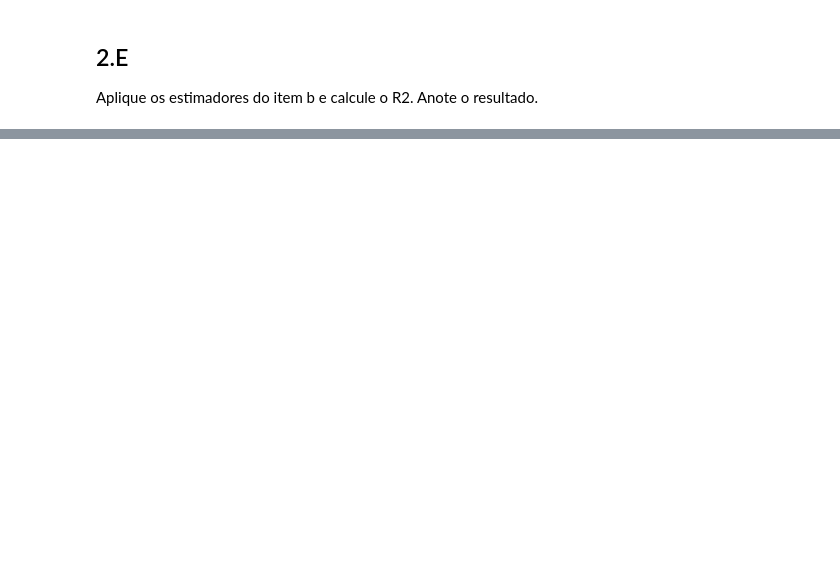
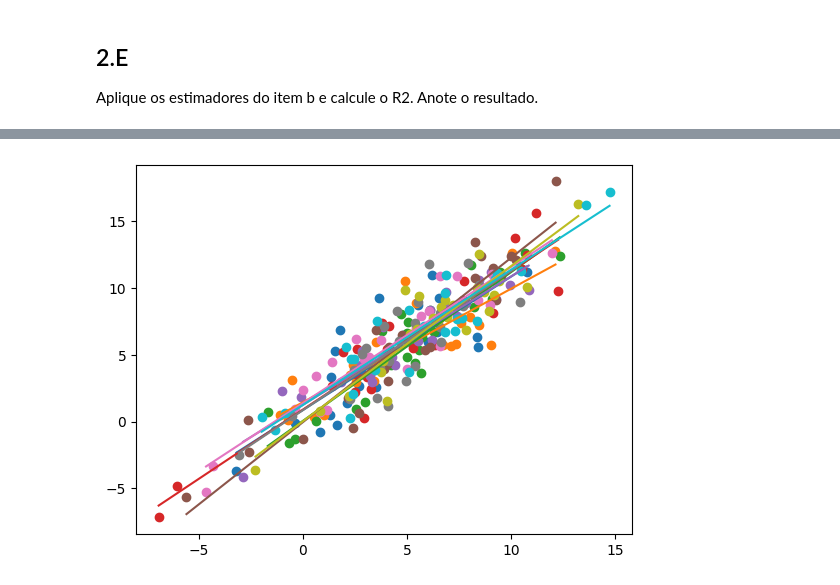
Before and after one commit to eduardo-caroli/g3_eng1466, a Jupyter notebook: regressao.ipynb, the cells around one changed output, grey strips where cells are left out. Saved outputs shown, nothing was run; the diff lists cells and outputs as text; code cells hidden in the pictures; blank space fills up the shorter version.

```diff
--- a/regressao.ipynb
+++ b/regressao.ipynb
@@ -5,7 +5,8 @@ import numpy as np
 ## 2.A
 Estabeleça valores para os parâmetros populacionais do modelo: B_0, B_1 e S_2
 # %%
-B_0 = B_1 = S_2 = 1
+B_0 = B_1 = 1
+S_2 = 2
 sample_size=25
 # %% [markdown]
 ## 2.B
@@ -52,9 +53,9 @@ x_sample = [
 ## 2.D
 Crie uma amostra de tamanho n para os ε_i , i = 1, ... , n e calcule os y_i , i = 1, ... , n.
 # %%
-error_distribution = norm(loc=0, scale=S_2)
+error_normal_distribution = norm(loc=0, scale=S_2)
 error_sample = [
-    error_distribution.rvs()
+    error_normal_distribution.rvs()
     for _ in range(sample_size)
 ]
 y_sample = [
@@ -111,0 +133,24 @@ ValueError: numpy.dtype size changed, may indicate binary incompatibility. Expec
+# %%
+import matplotlib.pyplot as plt
+
+for i, sample in enumerate(execution_info):
+    x_sample = sample["x_sample"]
+    y_sample = sample["y_sample"]
+    B_1_est = sample["B_1_est"]
+    B_0_est = sample["B_0_est"]
+    plt.scatter(
+        x=x_sample,
+        y=y_sample,
+    )
+    min_x = min(x_sample)
+    max_x = max(x_sample)
+    x_points = [min_x, max_x]
+    y_points = [
+        x * B_1_est + B_0_est
+        for x in x_points
+    ]
+    plt.plot(x_points, y_points)
+
+plt.show()
+# %% [output]
+[figure, added]
```
Also changed, not shown: parts of 9 cells of this notebook, 2 other files.
